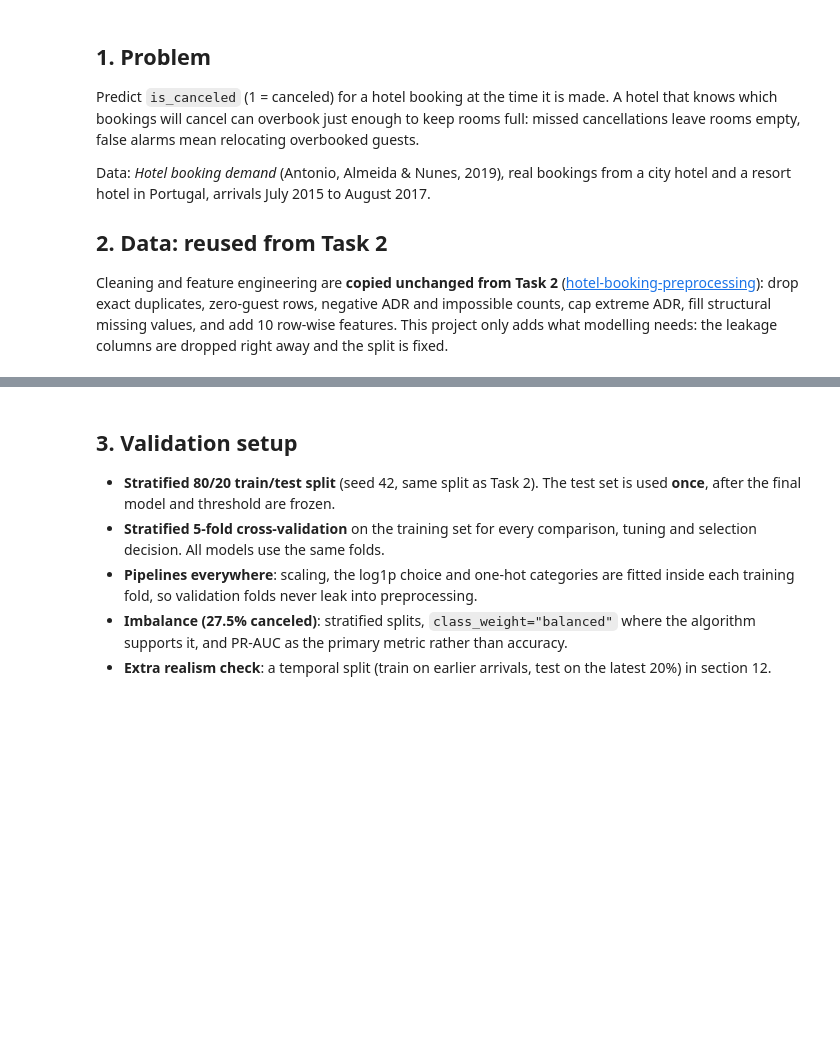
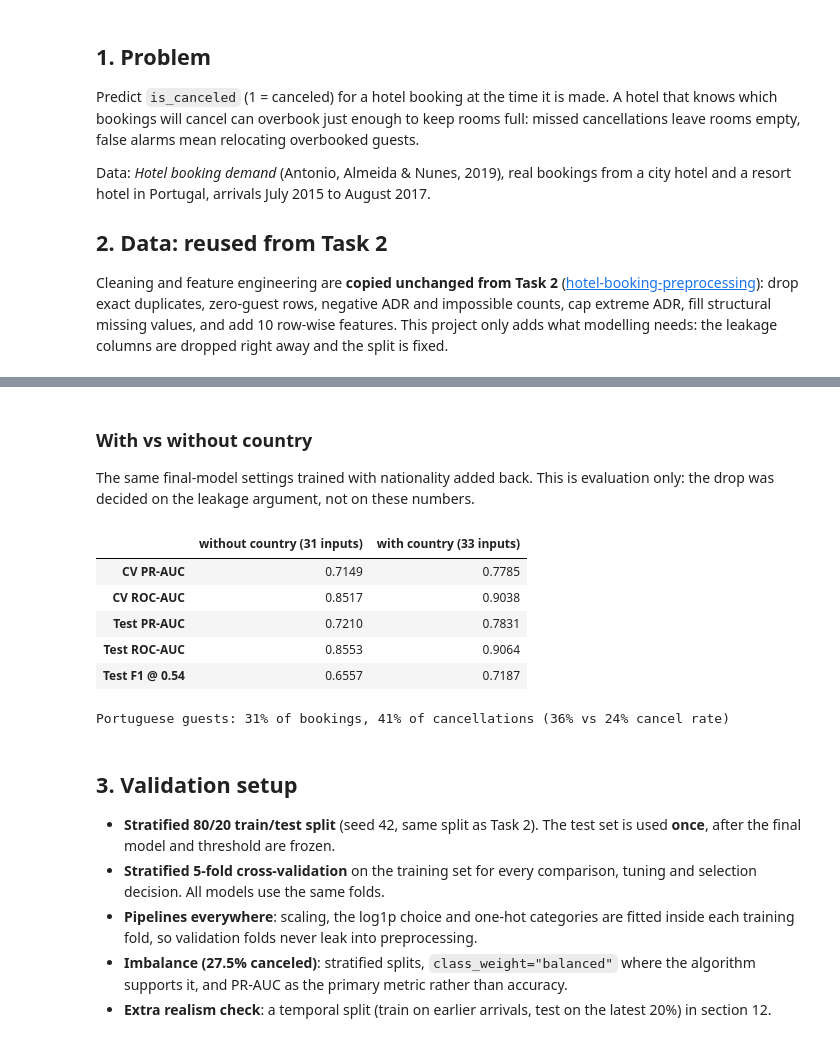
Before and after one commit to Krishna141414/hotel-cancellation-prediction, a Jupyter notebook: notebooks/modeling.ipynb, the cells around one changed output, grey strips where cells are left out. Cells and saved outputs as stored; diff of their text form; code cells hidden in the pictures; blank space fills up the shorter version.

```diff
--- a/notebooks/modeling.ipynb
+++ b/notebooks/modeling.ipynb
@@ -120,3 +123,34 @@ display(Image(FIG / "15_leakage_ablation.png", width=820))
+# %% [markdown]
+### With vs without country
+
+The same final-model settings trained with nationality added back. This is evaluation only:
+the drop was decided on the leakage argument, not on these numbers.
+# %%
+ca = summary["country_ablation"]
+rows = {}
+for variant in ("without", "with"):
+    v = ca[variant]
+    rows[f"{variant} country ({v['inputs']} inputs)"] = {
+        "CV PR-AUC": v["cv"][metric]["mean"],
+        "CV ROC-AUC": v["cv"]["roc_auc"]["mean"],
+        "Test PR-AUC": v["test"][metric],
+        "Test ROC-AUC": v["test"]["roc_auc"],
+        f"Test F1 @ {ca['threshold']:.2f}": v["test"]["f1"],
+    }
+display(pd.DataFrame(rows))
+ev = ca["evidence"]
+print(
+    f"Portuguese guests: {ev['domestic_share']:.0%} of bookings, {ev['domestic_share_of_cancellations']:.0%} of cancellations "
+    f"({ev['domestic_cancel_rate']:.0%} vs {ev['foreign_cancel_rate']:.0%} cancel rate)"
+)
+# %% [output]
+|  | without country (31 inputs) | with country (33 inputs) |
+| CV PR-AUC | 0.7149 | 0.7785 |
+| CV ROC-AUC | 0.8517 | 0.9038 |
+| Test PR-AUC | 0.7210 | 0.7831 |
+| Test ROC-AUC | 0.8553 | 0.9064 |
+| Test F1 @ 0.54 | 0.6557 | 0.7187 |
+Portuguese guests: 31% of bookings, 41% of cancellations (36% vs 24% cancel rate)
 # %% [markdown]
 ## 3. Validation setup
 
```
Also changed, not shown: parts of 23 cells of this notebook, 2 other files.
